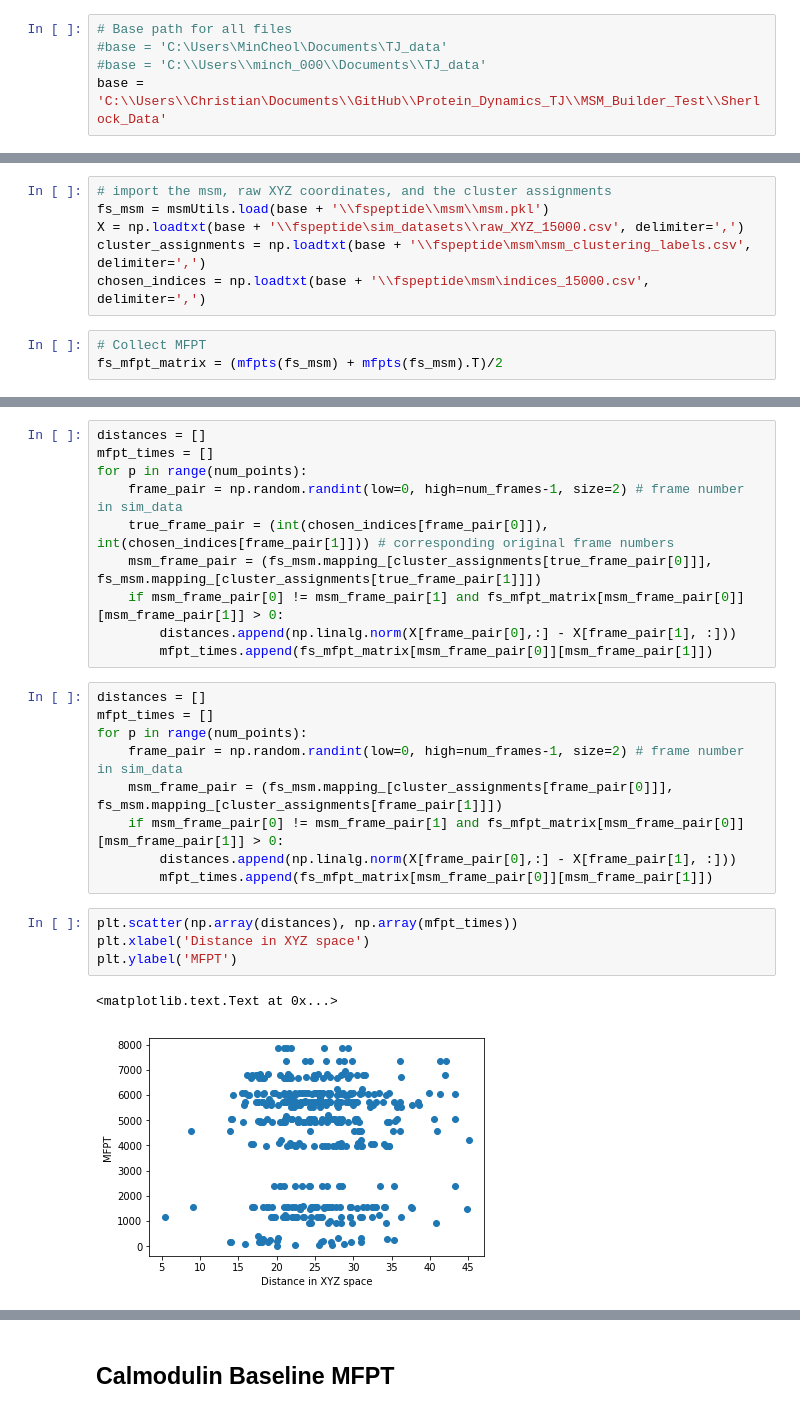
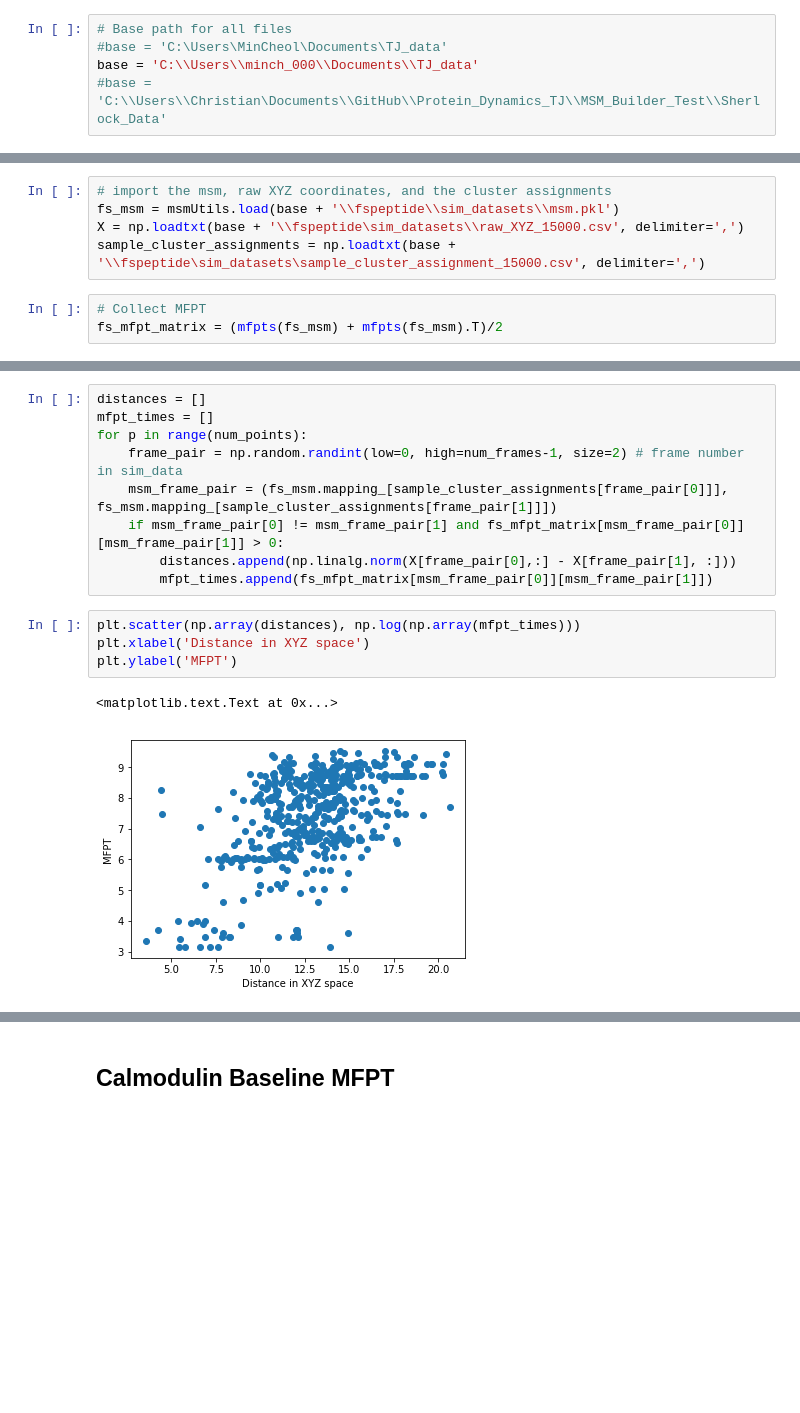
Before and after one commit to alenkran/Protein_Dynamics_TJ, a Jupyter notebook: MSM_Builder_Test/Baseline Analysis.ipynb, the cells around one changed output, grey strips where cells are left out. Drawn from its saved outputs; the diff is of its cells as text; blank space fills up the shorter version.

```diff
--- a/MSM_Builder_Test/Baseline Analysis.ipynb
+++ b/MSM_Builder_Test/Baseline Analysis.ipynb
@@ -23,8 +23,8 @@ from scipy import stats
 # %%
 # Base path for all files
 #base = 'C:\Users\MinCheol\Documents\TJ_data'
-#base = 'C:\\Users\\minch_000\\Documents\\TJ_data'
-base = 'C:\\Users\\Christian\Documents\\GitHub\\Protein_Dynamics_TJ\\MSM_Builder_Test\\Sherlock_Data'
+base = 'C:\\Users\\minch_000\\Documents\\TJ_data'
+#base = 'C:\\Users\\Christian\Documents\\GitHub\\Protein_Dynamics_TJ\\MSM_Builder_Test\\Sherlock_Data'
 # %% [markdown]
 ## FsPeptide Baseline MFPT
 # %% [markdown]
@@ -33,10 +33,9 @@ base = 'C:\\Users\\Christian\Documents\\GitHub\\Protein_Dynamics_TJ\\MSM_Builder
 There is no real clear connection between RMSD and MFPT, as expected.
 # %%
 # import the msm, raw XYZ coordinates, and the cluster assignments
-fs_msm = msmUtils.load(base + '\\fspeptide\\msm\\msm.pkl')
+fs_msm = msmUtils.load(base + '\\fspeptide\\sim_datasets\\msm.pkl')
 X = np.loadtxt(base + '\\fspeptide\sim_datasets\\raw_XYZ_15000.csv', delimiter=',')
-cluster_assignments = np.loadtxt(base + '\\fspeptide\msm\msm_clustering_labels.csv', delimiter=',')
-chosen_indices = np.loadtxt(base + '\\fspeptide\msm\indices_15000.csv', delimiter=',')
+sample_cluster_assignments = np.loadtxt(base + '\\fspeptide\sim_datasets\sample_cluster_assignment_15000.csv', delimiter=',')
 # %%
 # Collect MFPT
 fs_mfpt_matrix = (mfpts(fs_msm) + mfpts(fs_msm).T)/2
@@ -51,25 +48,15 @@ distances = []
 mfpt_times = []
 for p in range(num_points):
     frame_pair = np.random.randint(low=0, high=num_frames-1, size=2) # frame number in sim_data
-    true_frame_pair = (int(chosen_indices[frame_pair[0]]), int(chosen_indices[frame_pair[1]])) # corresponding original frame numbers
-    msm_frame_pair = (fs_msm.mapping_[cluster_assignments[true_frame_pair[0]]], fs_msm.mapping_[cluster_assignments[true_frame_pair[1]]])
+    msm_frame_pair = (fs_msm.mapping_[sample_cluster_assignments[frame_pair[0]]], fs_msm.mapping_[sample_cluster_assignments[frame_pair[1]]])
     if msm_frame_pair[0] != msm_frame_pair[1] and fs_mfpt_matrix[msm_frame_pair[0]][msm_frame_pair[1]] > 0:
         distances.append(np.linalg.norm(X[frame_pair[0],:] - X[frame_pair[1], :]))
         mfpt_times.append(fs_mfpt_matrix[msm_frame_pair[0]][msm_frame_pair[1]])
-# %%
-distances = []
-mfpt_times = []
-for p in range(num_points):
-    frame_pair = np.random.randint(low=0, high=num_frames-1, size=2) # frame number in sim_data
-    msm_frame_pair = (fs_msm.mapping_[cluster_assignments[frame_pair[0]]], fs_msm.mapping_[cluster_assignments[frame_pair[1]]])
-    if msm_frame_pair[0] != msm_frame_pair[1] and fs_mfpt_matrix[msm_frame_pair[0]][msm_frame_pair[1]] > 0:
-        distances.append(np.linalg.norm(X[frame_pair[0],:] - X[frame_pair[1], :]))
-        mfpt_times.append(fs_mfpt_matrix[msm_frame_pair[0]][msm_frame_pair[1]])
 # %%
-plt.scatter(np.array(distances), np.array(mfpt_times))
+plt.scatter(np.array(distances), np.log(np.array(mfpt_times)))
 plt.xlabel('Distance in XYZ space')
 plt.ylabel('MFPT')
 # %% [output]
 <matplotlib.text.Text at 0x...>
-[figure, old version]
+[figure, new version]
 # %%
```
Also changed, not shown: parts of 7 cells of this notebook.
